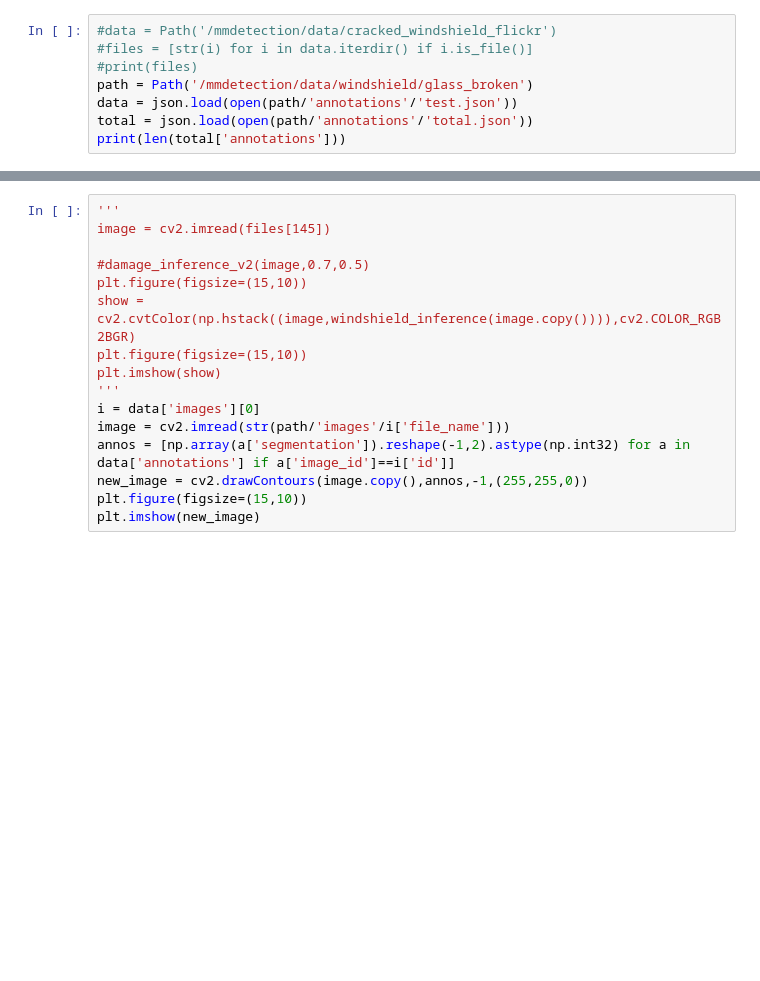
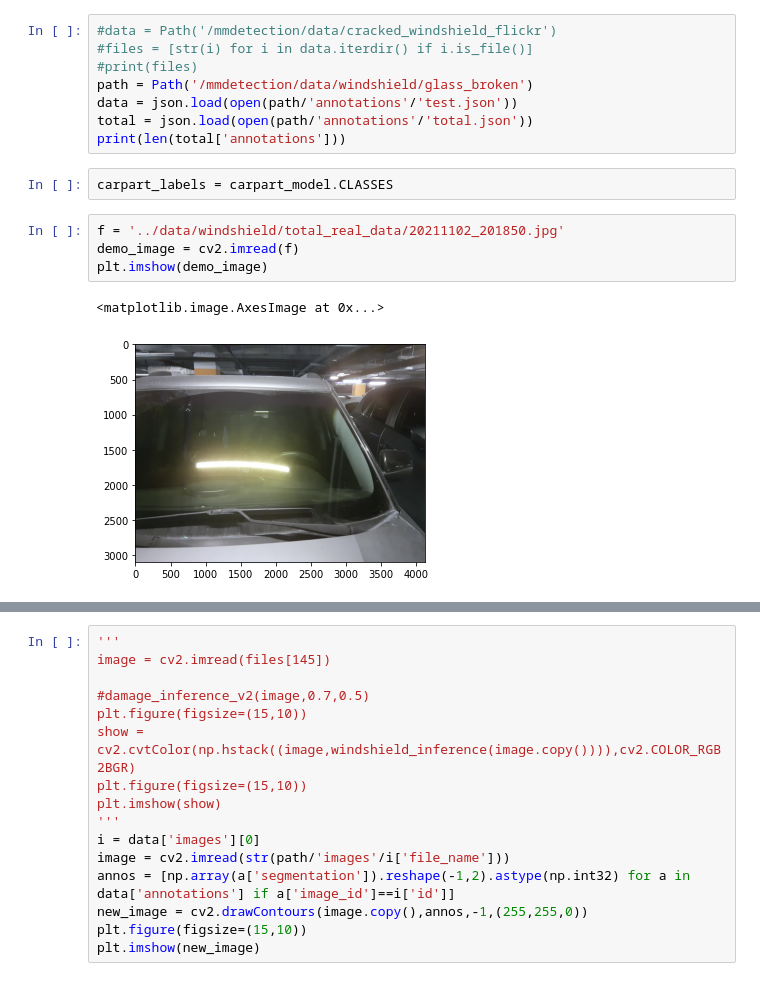
Before and after one commit to mtcld/CBNetV2, a Jupyter notebook: demo/windshield.ipynb, the cells around one changed output, grey strips where cells are left out. Drawn from its saved outputs; the diff is of its cells as text; blank space fills up the shorter version.

Commit message:
data understanding

```diff
--- a/demo/windshield.ipynb
+++ b/demo/windshield.ipynb
@@ -41,3 +52,12 @@ path = Path('/mmdetection/data/windshield/glass_broken')
 data = json.load(open(path/'annotations'/'test.json'))
 total = json.load(open(path/'annotations'/'total.json'))
 print(len(total['annotations']))
+# %%
+carpart_labels = carpart_model.CLASSES
+# %%
+f = '../data/windshield/total_real_data/20211102_201850.jpg'
+demo_image = cv2.imread(f)
+plt.imshow(demo_image)
+# %% [output]
+<matplotlib.image.AxesImage at 0x...>
+[figure, added]
```
Also changed, not shown: parts of 38 cells of this notebook, 18 other files.
